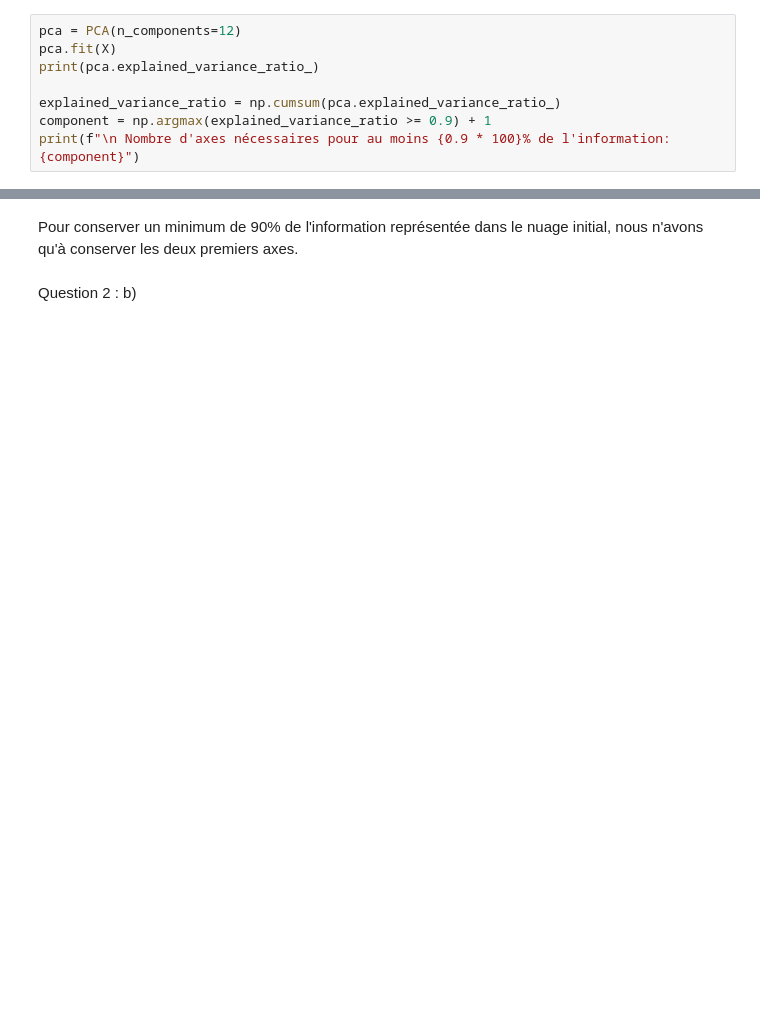
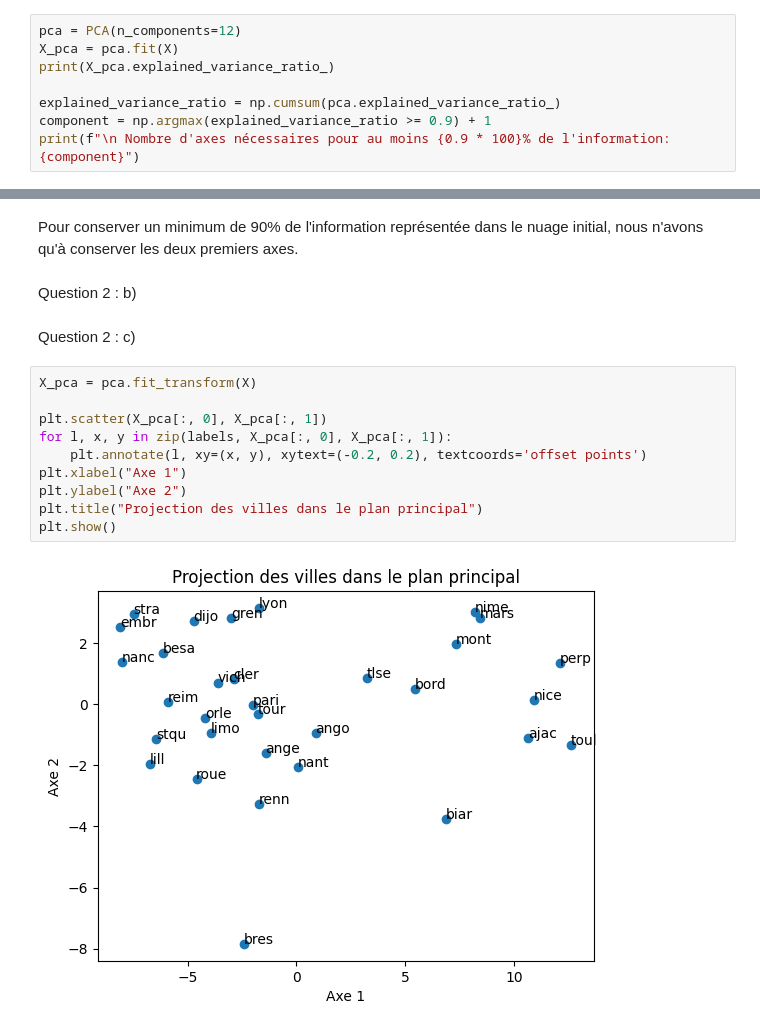
Before and after one commit to ImValll/tp1ADM, a Jupyter notebook: TP_ACP_A_rendre_HENRY_Valentin_BARBATO_Clement.ipynb, the cells around one changed output, grey strips where cells are left out. Saved outputs shown, nothing was run; the diff lists cells and outputs as text; blank space fills up the shorter version.

Commit message:
Question 2c

```diff
--- a/TP_ACP_A_rendre_HENRY_Valentin_BARBATO_Clement.ipynb
+++ b/TP_ACP_A_rendre_HENRY_Valentin_BARBATO_Clement.ipynb
@@ -16,8 +16,8 @@ labels = data.iloc[:, 0].values
 Question 2 : a)
 # %%
 pca = PCA(n_components=12)
-pca.fit(X)
-print(pca.explained_variance_ratio_)
+X_pca = pca.fit(X)
+print(X_pca.explained_variance_ratio_)
 
 explained_variance_ratio = np.cumsum(pca.explained_variance_ratio_)
 component = np.argmax(explained_variance_ratio >= 0.9) + 1
@@ -31,3 +31,17 @@ print(f"\n Nombre d'axes nécessaires pour au moins {0.9 * 100}% de l'informatio
 Pour conserver un minimum de 90% de l'information représentée dans le nuage initial, nous n'avons qu'à conserver les deux premiers axes.
 # %% [markdown]
 Question 2 : b)
+# %% [markdown]
+Question 2 : c)
+# %%
+X_pca = pca.fit_transform(X)
+
+plt.scatter(X_pca[:, 0], X_pca[:, 1])
+for l, x, y in zip(labels, X_pca[:, 0], X_pca[:, 1]):
+    plt.annotate(l, xy=(x, y), xytext=(-0.2, 0.2), textcoords='offset points')
+plt.xlabel("Axe 1")
+plt.ylabel("Axe 2")
+plt.title("Projection des villes dans le plan principal")
+plt.show()
+# %% [output]
+[figure, added]
```
Also changed, not shown: parts of 1 cell of this notebook.
